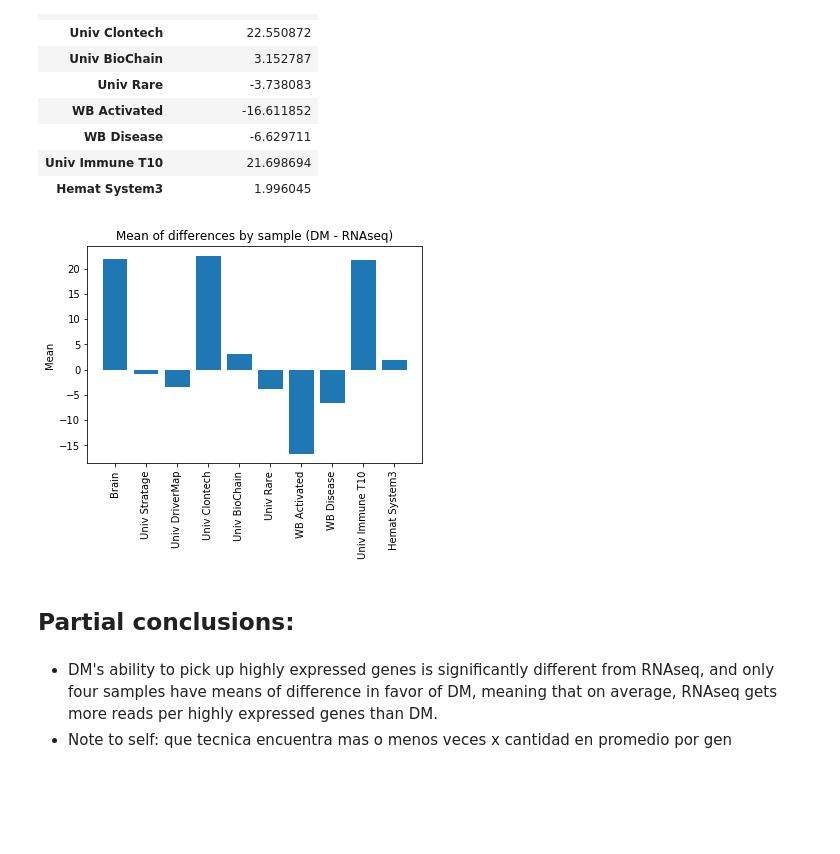
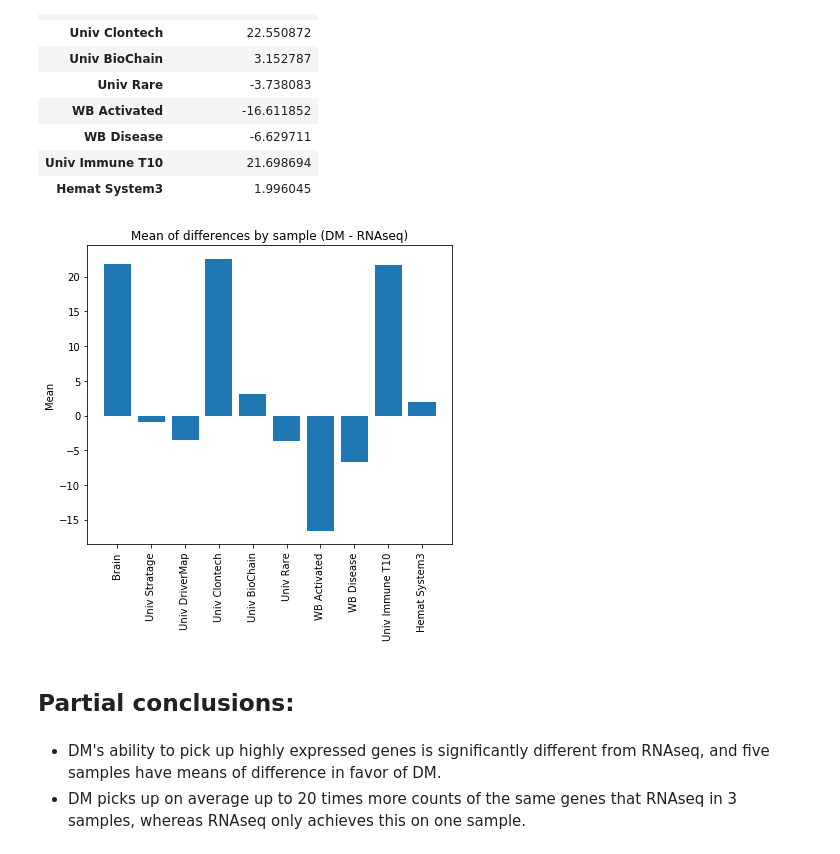
Before and after one commit to lrondi/Project_1, a Jupyter notebook: Final project notebook.ipynb, the cells around one changed output. Drawn from its saved outputs; the diff is of its cells as text; code cells hidden in the pictures; blank space fills up the shorter version.

```diff
--- a/Final project notebook.ipynb
+++ b/Final project notebook.ipynb
@@ -399,10 +399,6 @@ samples = list(data_dm_log.columns)
 pvs = []
 for i in range(10):
     stat, pv = stats.ttest_ind(data_rnas_log.iloc[:,i], data_dm_log.iloc[:,i])
-    if pv > 0.05:
-        signif = 'not significant'
-    else:
-        signif = 'significant'
     pvs.append(pv)
 
 # Create dictionary of results
@@ -740,9 +736,21 @@ high_df_list = (high_brain_df, high_strata_df, high_driver_df, high_clon_df, hig
 samples = ('Brain','Univ Stratage', 'Univ DriverMap', 'Univ Clontech', 'Univ BioChain', 'Univ Rare', 'WB Activated',
           'WB Disease', 'Univ Immune T10', 'Hemat System3')
 
+tpm_pval = []
 for i in range(len(high_df_list)):
     df, pv, signif = tpm_finder(high_df_list[i])
+    tpm_pval.append(pv)
     print(f'The difference in TPM values for {samples[i]} sample is {signif}, with a p-value of {pv}')
+
+# Create dictionary of results
+chisquare_dic = {}
+
+for i in range(10):
+    chisquare_dic[samples[i]] = tpm_pval[i]
+
+chisquare_df = pd.DataFrame.from_dict(chisquare_dic, orient='index')
+chisquare_df = chisquare_df.rename(columns={0:'Chi square p-value'})
+chisquare_df
 # %% [output]
 The difference in TPM values for Brain sample is significant, with a p-value of 0.0
 The difference in TPM values for Univ Stratage sample is significant, with a p-value of 0.0
@@ -792,15 +811,17 @@ mean_df
 # %%
 # Plot of means
 
+plt.figure(figsize=(6,6))
 plt.bar(x=mean_df.index, height=mean_df['Mean of differences'])
 plt.title('Mean of differences by sample (DM - RNAseq)')
 plt.ylabel('Mean')
 plt.xticks(rotation=90)
 plt.savefig('Mean of differences.png')
+plt.tight_layout()
 # %% [output]
-[figure, old version]
+[figure, new version]
 # %% [markdown]
 ## Partial conclusions:
 # %% [markdown]
-* DM's ability to pick up highly expressed genes is significantly different from RNAseq, and only four samples have means of difference in favor of DM, meaning that on average, RNAseq gets more reads per highly expressed genes than DM.
-* Note to self: que tecnica encuentra mas o menos veces x cantidad en promedio por gen
+* DM's ability to pick up highly expressed genes is significantly different from RNAseq, and five samples have means of difference in favor of DM.
+* DM picks up on average up to 20 times more counts of the same genes that RNAseq in 3 samples, whereas RNAseq only achieves this on one sample.
```
Also changed, not shown: parts of 1 cell of this notebook.
